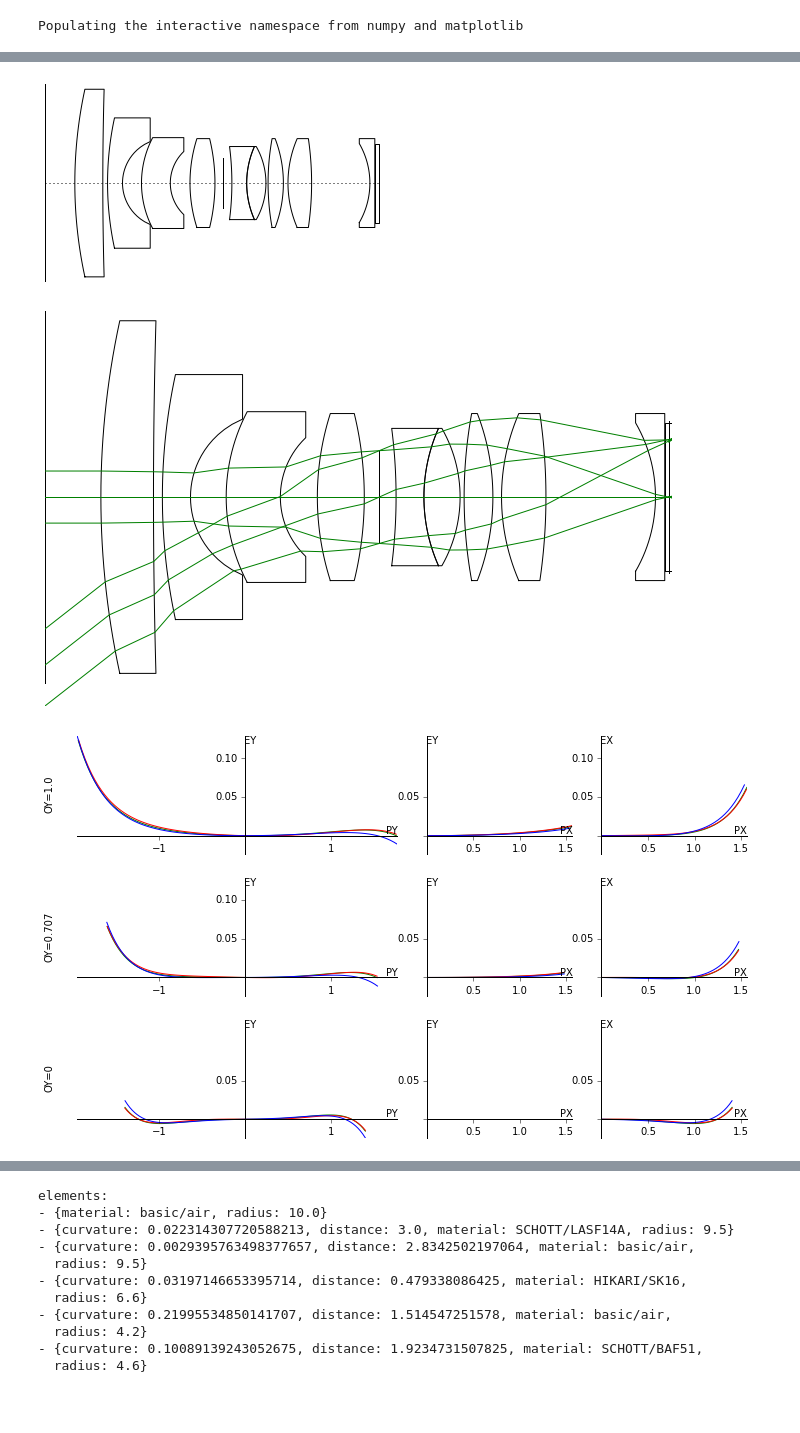
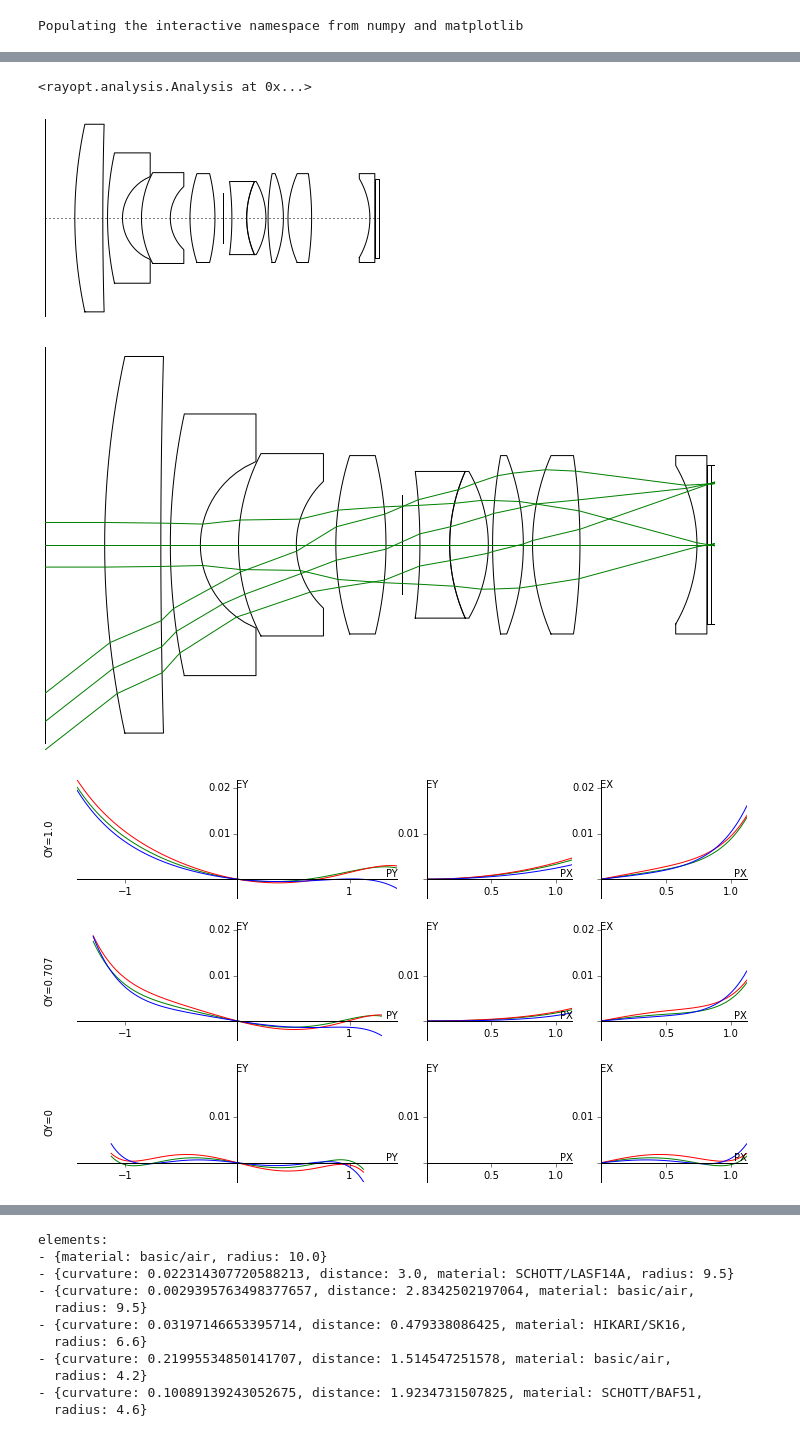
Before and after one commit to quartiq/rayopt-notebooks, a Jupyter notebook: elphel_v2.ipynb, the cells around one changed output, grey strips where cells are left out. Drawn from its saved outputs; the diff is of its cells as text; code cells hidden in the pictures; blank space fills up the shorter version.

```diff
--- a/elphel_v2.ipynb
+++ b/elphel_v2.ipynb
@@ -51,6 +52,7 @@ import io
 f = "https://raw.githubusercontent.com/Elphel/elens/master/elphel_F2.0_4.5.len"
 s = len_to_system(io.StringIO(urllib.request.urlopen(f).read().decode("utf8")))
 s.object.angle = np.deg2rad(38)
+s.object.pupil.radius = 4.5/2/2
 s[0].radius = 10.
 s[0].material = air
 s[1].distance = 3.
@@ -86,3 +91,4 @@ OPE not handled ['NEW']
+<rayopt.analysis.Analysis at 0x...>
 [figure]
-[figure, old version]
+[figure, new version]
-[figure, old version]
+[figure, new version]
```
Also changed, not shown: parts of 2 cells of this notebook, 7 other files.
